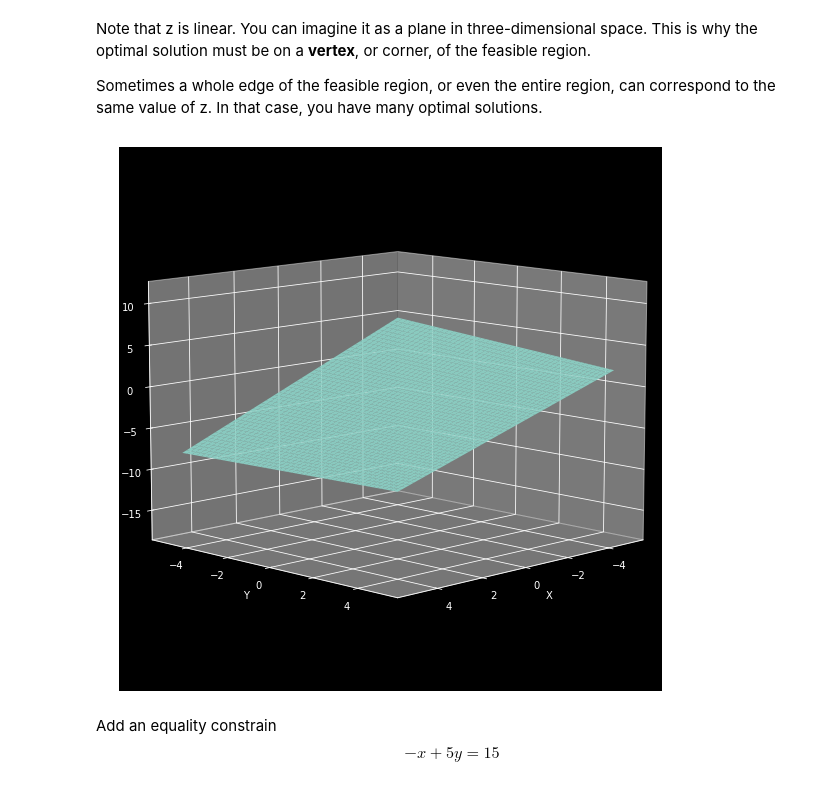
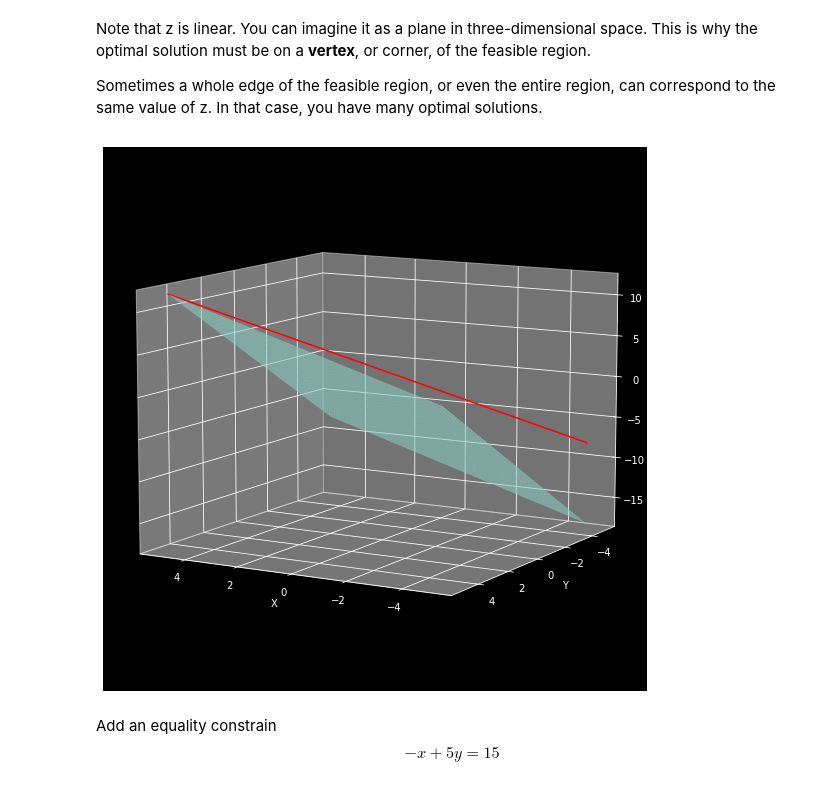
Before and after one commit to feust/python_examples, a Jupyter notebook: notebooks/linera_programming_optimization.ipynb, the cells around one changed output. Drawn from its saved outputs; the diff is of its cells as text; code cells hidden in the pictures.

Commit message:
minor changes to visualisation

```diff
--- a/notebooks/linera_programming_optimization.ipynb
+++ b/notebooks/linera_programming_optimization.ipynb
@@ -55,34 +55,36 @@ You want to maximize z. The feasible solution that corresponds to maximal z is t
 Note that z is linear. You can imagine it as a plane in three-dimensional space. This is why the optimal solution must be on a **vertex**, or corner, of the feasible region.
 
 Sometimes a whole edge of the feasible region, or even the entire region, can correspond to the same value of z. In that case, you have many optimal solutions.
-# %%
-# 3d plot, just for presentations
-
-from mpl_toolkits.mplot3d import axes3d
-import matplotlib.pyplot as plt
-
-a, b, c= 1, 2, -3
-
-x = np.linspace(-5, 5, 50)
-y = np.linspace(-5, 5, 50)
-X, Y = np.meshgrid(x, y)
-
-Z = a*X + b*Y + c
-
-fig = plt.figure(figsize=(12,10))
-ax = fig.add_subplot(111, projection="3d")
-surf = ax.plot_surface(X, Y, Z, alpha=0.95)
-
-ax.set_xlabel("X")
-ax.set_ylabel("Y")
-ax.set_zlabel("Z")
-
-ax.view_init(elev=10, azim=45)
-plt.show()
-
-fig.savefig(f"../imgs/optimisation_plane.png", transparent=True)
-# %% [output]
-[figure, removed]
+# %%
+# 3d plot, just for presentations
+
+from mpl_toolkits.mplot3d import axes3d
+import matplotlib.pyplot as plt
+
+a, b, c= 1, 2, -3
+
+x = np.linspace(-5, 5, 50)
+y = np.linspace(-5, 5, 50)
+X, Y = np.meshgrid(x, y)
+
+Z = a*X + b*Y + c
+
+fig = plt.figure(figsize=(12,10))
+ax = fig.add_subplot(111, projection="3d")
+surf = ax.plot_surface(X, Y, Z, alpha=0.65)
+ax.plot(x, y, x+y+2, color="red")
+
+
+ax.set_xlabel("X")
+ax.set_ylabel("Y")
+ax.set_zlabel("Z")
+
+ax.view_init(elev=10, azim=120)
+plt.show()
+
+fig.savefig(f"../imgs/optimisation_plane.png", transparent=True)
+# %% [output]
+[figure, added]
 # %% [markdown]
 Add an equality constrain
 \begin{equation}
```
